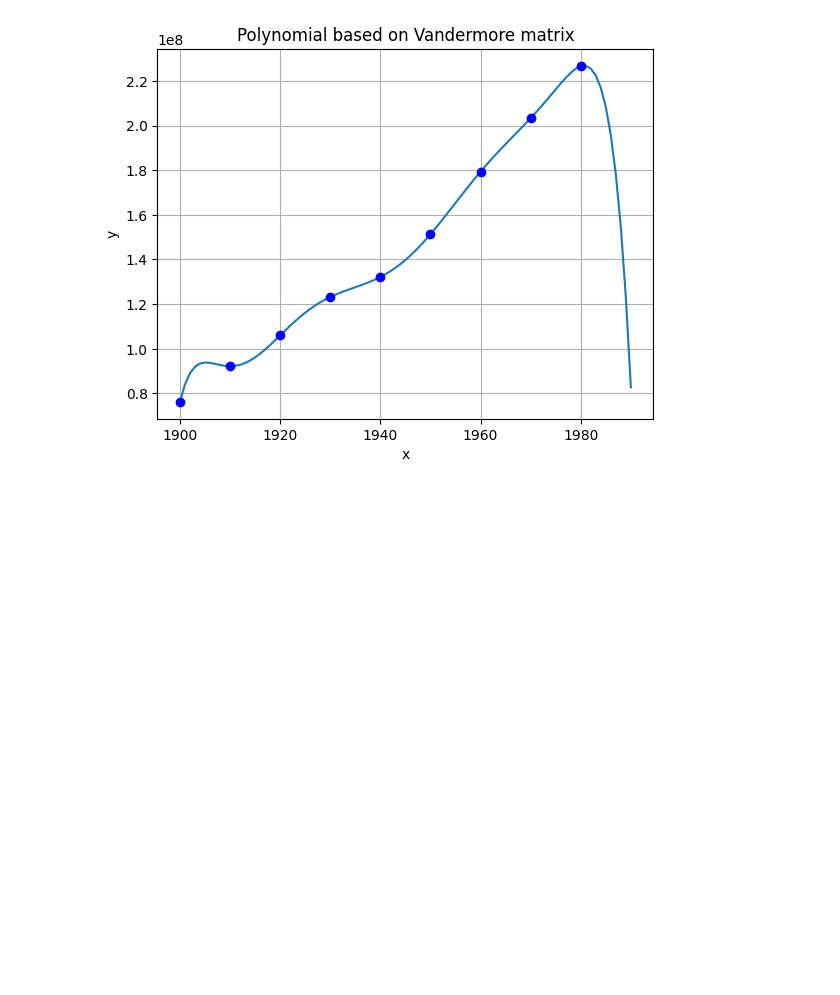
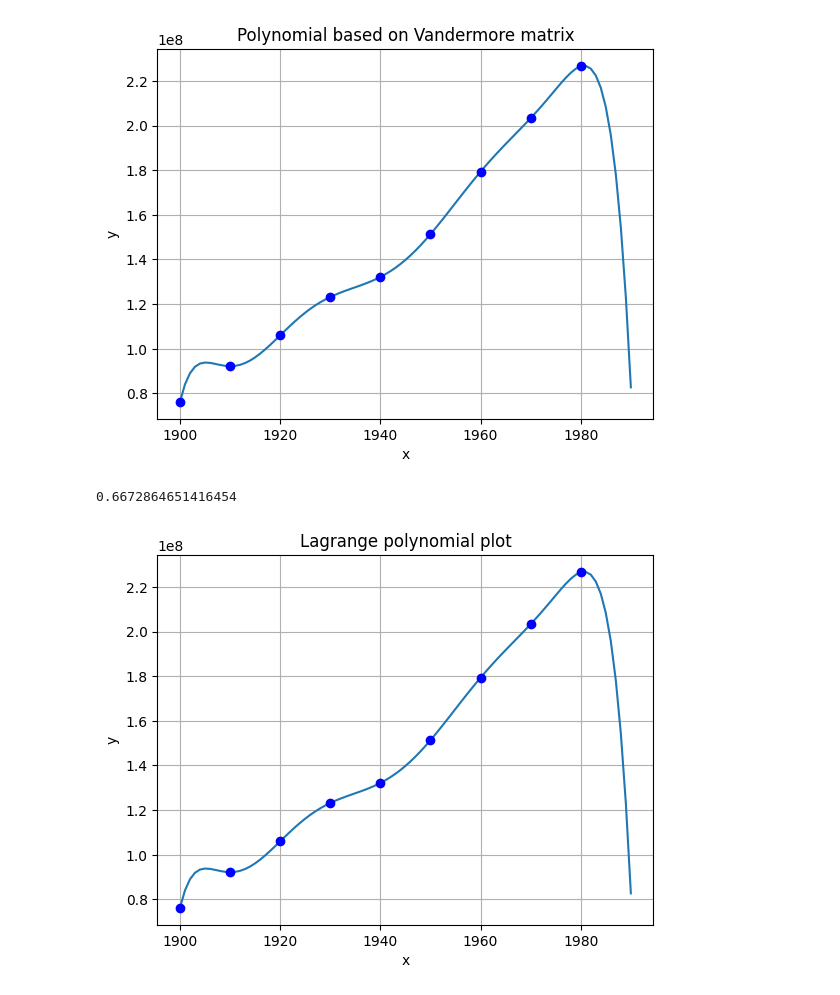
Before and after one commit to baramundi666/Computation-Methods-for-Science-and-Technology, a Jupyter notebook: lab-3/main.ipynb, the cells around one changed output. Saved outputs shown, nothing was run; the diff lists cells and outputs as text; code cells hidden in the pictures; blank space fills up the shorter version.

```diff
--- a/lab-3/main.ipynb
+++ b/lab-3/main.ipynb
@@ -45,3 +53,28 @@ plt.grid()
 plt.show()
 # %% [output]
 [figure]
+# %%
+# Extrapolation
+extrapolated_value = values[-1]
+real_value = 248709873
+relative_error = np.abs(extrapolated_value-real_value)/real_value
+print(relative_error)
+# %% [output]
+0.6672864651416454
+# %%
+# Lagrange polynomial
+l = lambda t, j: np.prod(t-year[year!=year[j]])/np.prod(year[j]-year[year!=year[j]])
+p_8 = lambda t: np.sum([population[j] * l(t, j) for j in range(9)])
+
+# Lagrange polynomial plot
+arguments = range(1900,1991)
+values = np.array([p_8(t) for t in arguments])
+plt.plot(arguments, values)
+plt.plot(year, population, 'bo')
+plt.title("Lagrange polynomial plot")
+plt.xlabel("x")
+plt.ylabel("y")
+plt.grid()
+plt.show()
+# %% [output]
+[figure, added]
```
Also changed, not shown: parts of 2 cells of this notebook.
